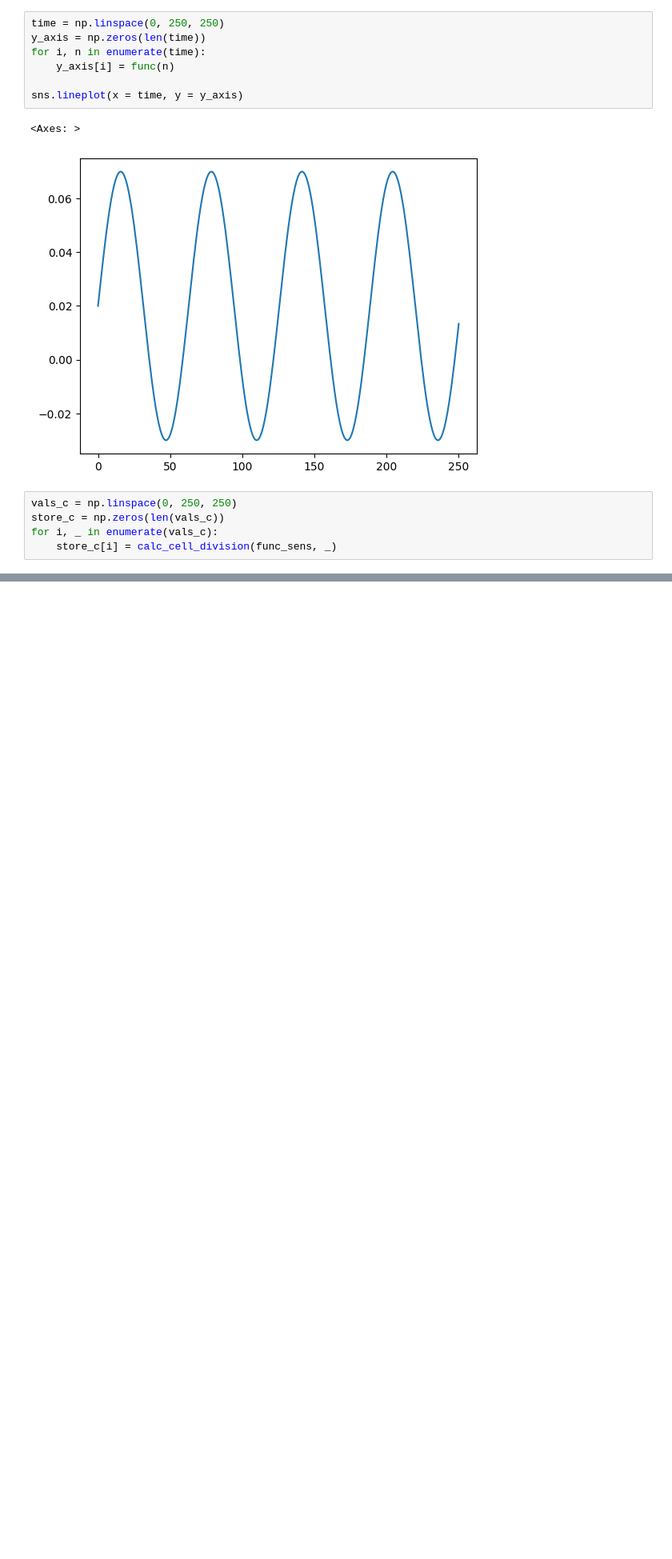
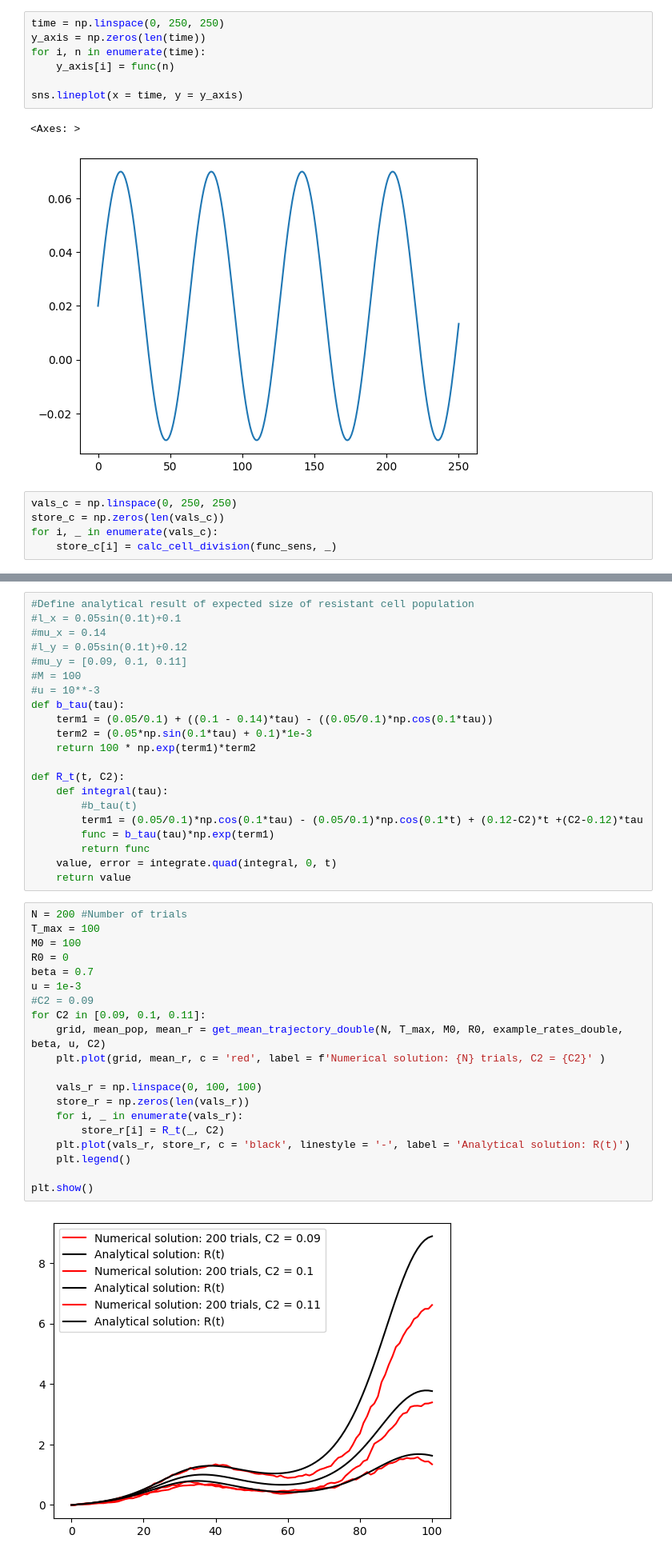
Before and after one commit to colmmcc2000/RSCAM_Group_11, a Jupyter notebook: code_RSCAM.ipynb, the cells around one changed output, grey strips where cells are left out. Shown at 80% size. Cells and saved outputs as stored; diff of their text form; blank space fills up the shorter version.

```diff
--- a/code_RSCAM.ipynb
+++ b/code_RSCAM.ipynb
@@ -80,0 +104,43 @@ plt.show()
+# %%
+#Define analytical result of expected size of resistant cell population
+#l_x = 0.05sin(0.1t)+0.1
+#mu_x = 0.14
+#l_y = 0.05sin(0.1t)+0.12
+#mu_y = [0.09, 0.1, 0.11]
+#M = 100
+#u = 10**-3
+def b_tau(tau):
+    term1 = (0.05/0.1) + ((0.1 - 0.14)*tau) - ((0.05/0.1)*np.cos(0.1*tau))
+    term2 = (0.05*np.sin(0.1*tau) + 0.1)*1e-3
+    return 100 * np.exp(term1)*term2
+
+def R_t(t, C2):
+    def integral(tau):
+        #b_tau(t)
+        term1 = (0.05/0.1)*np.cos(0.1*tau) - (0.05/0.1)*np.cos(0.1*t) + (0.12-C2)*t +(C2-0.12)*tau
+        func = b_tau(tau)*np.exp(term1)
+        return func
+    value, error = integrate.quad(integral, 0, t)
+    return value
+# %%
+N = 200 #Number of trials
+T_max = 100
+M0 = 100
+R0 = 0
+beta = 0.7
+u = 1e-3
+#C2 = 0.09
+for C2 in [0.09, 0.1, 0.11]:
+    grid, mean_pop, mean_r = get_mean_trajectory_double(N, T_max, M0, R0, example_rates_double, beta, u, C2)
+    plt.plot(grid, mean_r, c = 'red', label = f'Numerical solution: {N} trials, C2 = {C2}' )
+
+    vals_r = np.linspace(0, 100, 100)
+    store_r = np.zeros(len(vals_r))
+    for i, _ in enumerate(vals_r):
+        store_r[i] = R_t(_, C2)
+    plt.plot(vals_r, store_r, c = 'black', linestyle = '-', label = 'Analytical solution: R(t)')
+    plt.legend()
+
+plt.show()
+# %% [output]
+[figure, added]
```
Also changed, not shown: parts of 14 cells of this notebook, 1 other file.
